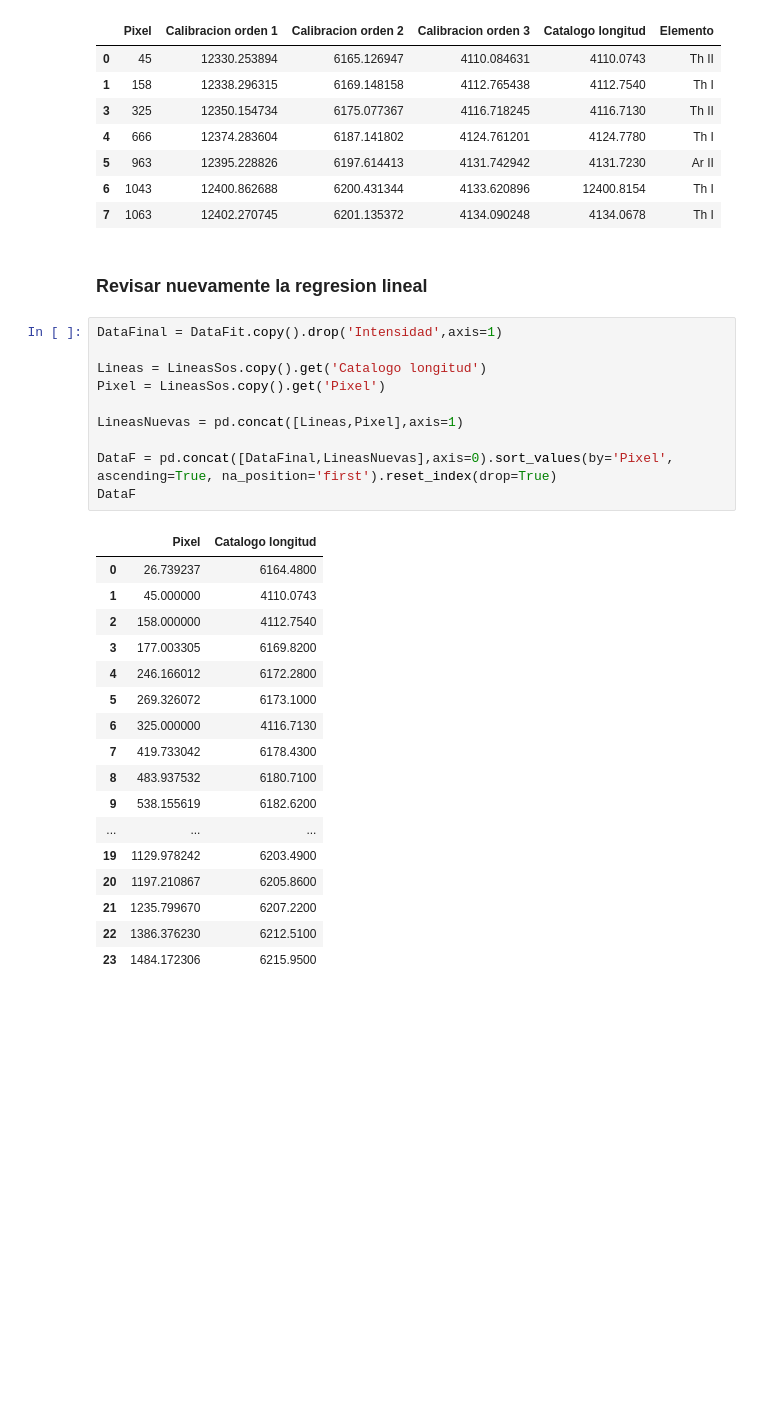
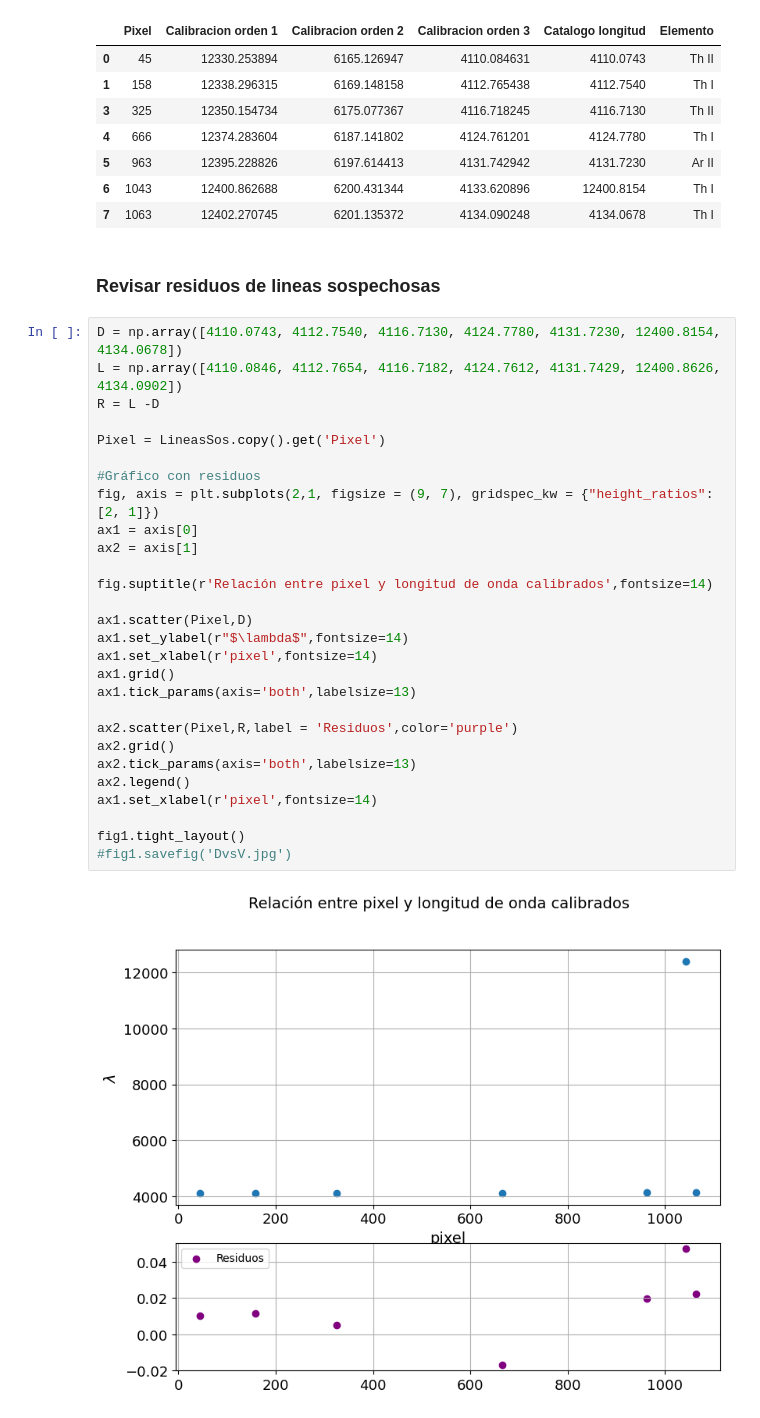
Before and after one commit to ccuellarn/Torium-Operation, a Jupyter notebook: Analisis.ipynb, the cells around one changed output. Saved outputs shown, nothing was run; the diff lists cells and outputs as text; blank space fills up the shorter version.

Commit message:
faltan residuos

```diff
--- a/Analisis.ipynb
+++ b/Analisis.ipynb
@@ -354,33 +354,35 @@ LineasSos
 | 5 | 963 | 12395.228826 | 6197.614413 | 4131.742942 | 4131.7230 | Ar II |
 | 6 | 1043 | 12400.862688 | 6200.431344 | 4133.620896 | 12400.8154 | Th I |
 | 7 | 1063 | 12402.270745 | 6201.135372 | 4134.090248 | 4134.0678 | Th I |
-# %% [markdown]
-### Revisar nuevamente la regresion lineal
-# %%
-DataFinal = DataFit.copy().drop('Intensidad',axis=1)
-
-Lineas = LineasSos.copy().get('Catalogo longitud')
-Pixel = LineasSos.copy().get('Pixel')
-
-LineasNuevas = pd.concat([Lineas,Pixel],axis=1)
-
-DataF = pd.concat([DataFinal,LineasNuevas],axis=0).sort_values(by='Pixel', ascending=True, na_position='first').reset_index(drop=True)
-DataF
-# %% [output]
-|  | Pixel | Catalogo longitud |
-| 0 | 26.739237 | 6164.4800 |
-| 1 | 45.000000 | 4110.0743 |
-| 2 | 158.000000 | 4112.7540 |
-| 3 | 177.003305 | 6169.8200 |
-| 4 | 246.166012 | 6172.2800 |
-| 5 | 269.326072 | 6173.1000 |
-| 6 | 325.000000 | 4116.7130 |
-| 7 | 419.733042 | 6178.4300 |
-| 8 | 483.937532 | 6180.7100 |
-| 9 | 538.155619 | 6182.6200 |
-| ... | ... | ... |
-| 19 | 1129.978242 | 6203.4900 |
-| 20 | 1197.210867 | 6205.8600 |
-| 21 | 1235.799670 | 6207.2200 |
-| 22 | 1386.376230 | 6212.5100 |
-| 23 | 1484.172306 | 6215.9500 |
+# %% [markdown]
+### Revisar residuos de lineas sospechosas
+# %%
+D = np.array([4110.0743, 4112.7540, 4116.7130, 4124.7780, 4131.7230, 12400.8154, 4134.0678])
+L = np.array([4110.0846, 4112.7654, 4116.7182, 4124.7612, 4131.7429, 12400.8626, 4134.0902])
+R = L -D
+
+Pixel = LineasSos.copy().get('Pixel')
+
+#Gráfico con residuos
+fig, axis = plt.subplots(2,1, figsize = (9, 7), gridspec_kw = {"height_ratios":[2, 1]})
+ax1 = axis[0]
+ax2 = axis[1]
+
+fig.suptitle(r'Relación entre pixel y longitud de onda calibrados',fontsize=14)
+
+ax1.scatter(Pixel,D)
+ax1.set_ylabel(r"$\lambda$",fontsize=14)
+ax1.set_xlabel(r'pixel',fontsize=14)
+ax1.grid()
+ax1.tick_params(axis='both',labelsize=13)
+
+ax2.scatter(Pixel,R,label = 'Residuos',color='purple')
+ax2.grid()
+ax2.tick_params(axis='both',labelsize=13)
+ax2.legend()
+ax1.set_xlabel(r'pixel',fontsize=14)
+
+fig1.tight_layout()
+#fig1.savefig('DvsV.jpg')
+# %% [output]
+[figure, added]
```
